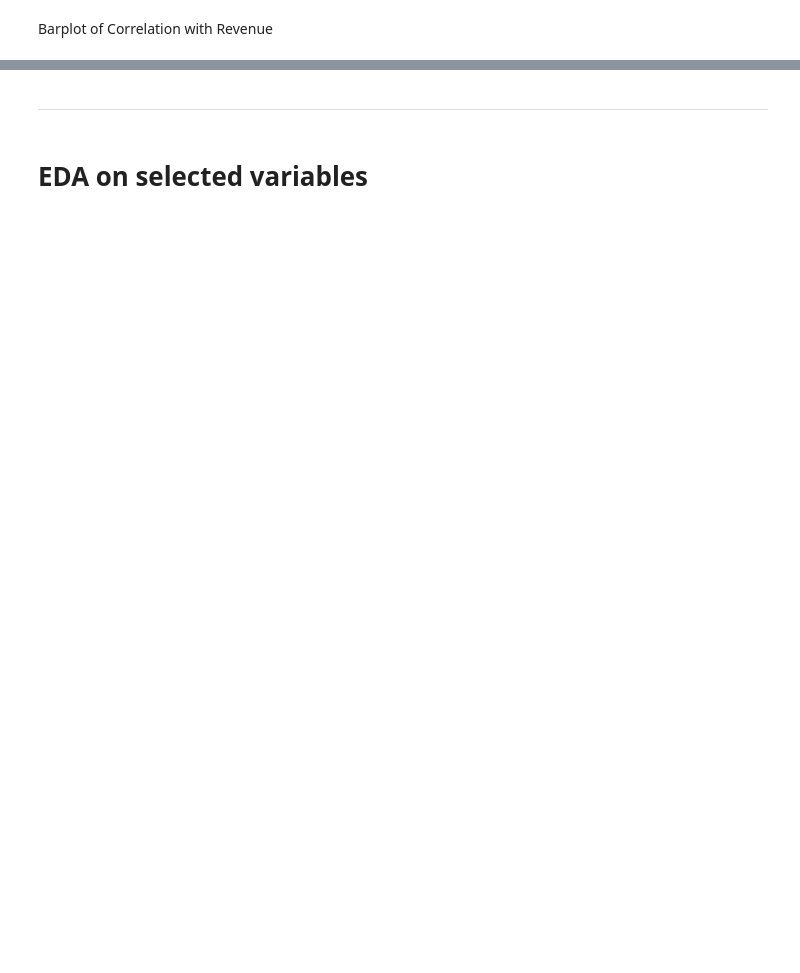
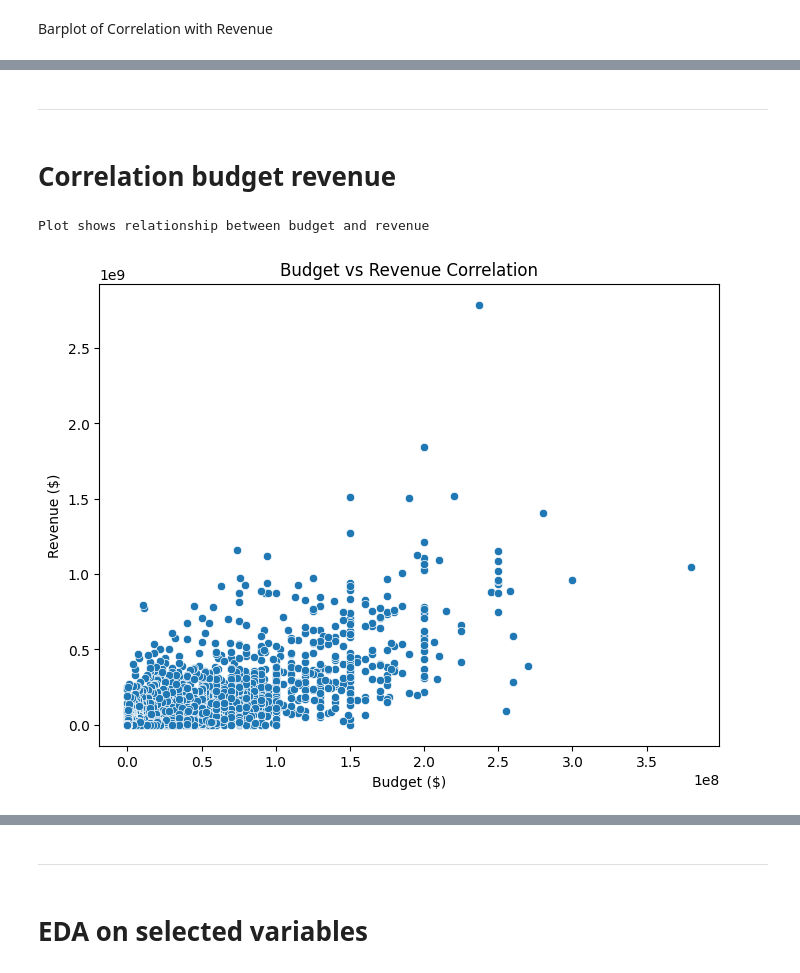
Before and after one commit to Agnieszkalukasiak/Film_Hit_prediction, a Jupyter notebook: jupyter_notebooks/Film_success_study.ipynb, the cells around one changed output, grey strips where cells are left out. Drawn from its saved outputs; the diff is of its cells as text; code cells hidden in the pictures; blank space fills up the shorter version.

```diff
--- a/jupyter_notebooks/Film_success_study.ipynb
+++ b/jupyter_notebooks/Film_success_study.ipynb
@@ -144,0 +176,14 @@ plt.show()
+# %% [markdown]
+---
+# %% [markdown]
+# Correlation budget revenue
+# %%
+plt.figure(figsize=(8, 6))
+sns.scatterplot(data=df_movies, x='budget', y='revenue')
+plt.title('Budget vs Revenue Correlation')
+plt.xlabel('Budget ($)')
+plt.ylabel('Revenue ($)')
+print("Plot shows relationship between budget and revenue")
+# %% [output]
+Plot shows relationship between budget and revenue
+[figure, added]
```
Also changed, not shown: parts of 13 cells of this notebook.
